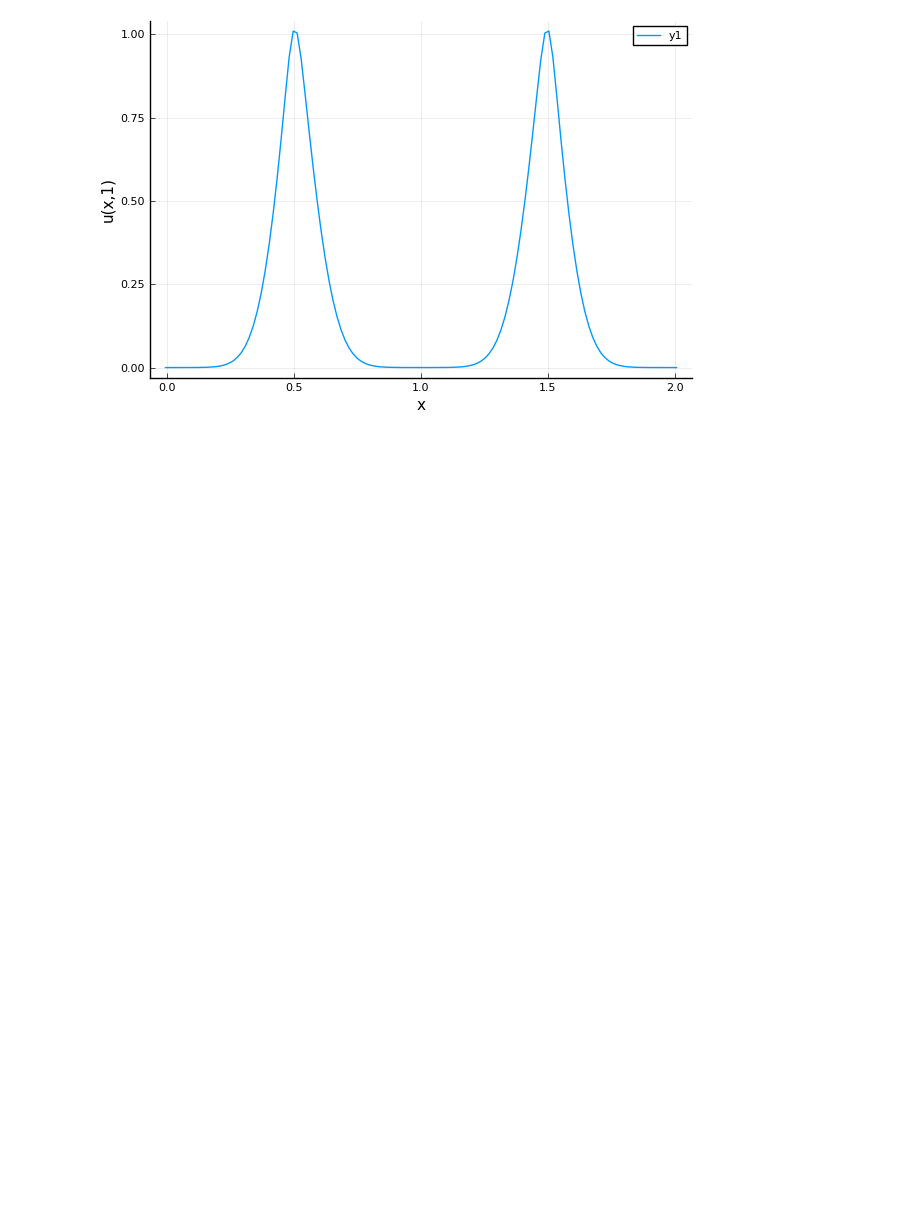
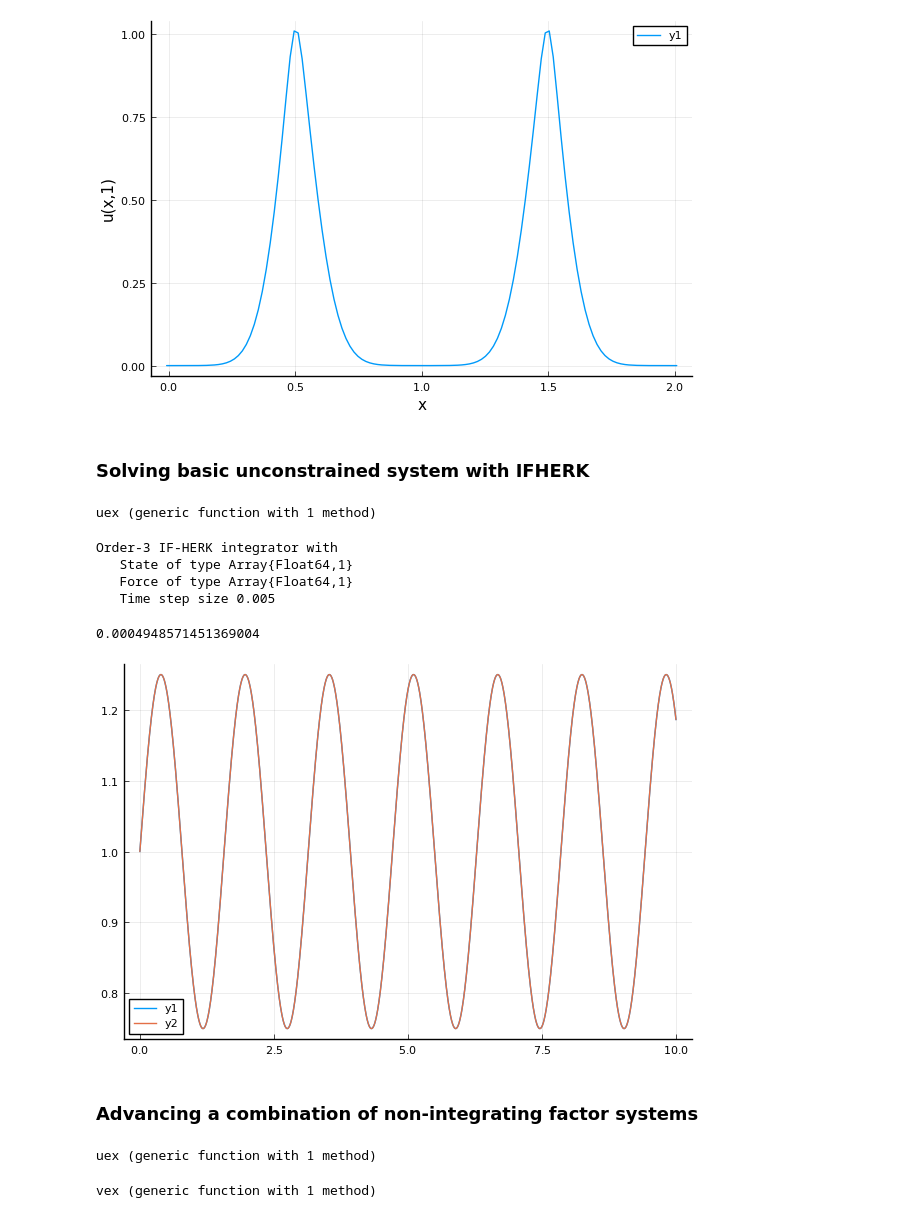
Before and after one commit to JuliaIBPM/ConstrainedSystems.jl, a Jupyter notebook: examples/TimeMarching.ipynb, the cells around one changed output. Drawn from its saved outputs; the diff is of its cells as text; code cells hidden in the pictures; blank space fills up the shorter version.

```diff
--- a/examples/TimeMarching.ipynb
+++ b/examples/TimeMarching.ipynb
@@ -72,3 +147,57 @@ plot!(xb,yb,linecolor=:black,linewidth=1.5)
 plot(xg,u[65,:],xlabel="x",ylabel="u(x,1)")
 # %% [output]
 [figure]
+# %% [markdown]
+### Solving basic unconstrained system with IFHERK
+# %%
+ω = 4
+u₀ = 1.0
+uex(t) = u₀ + sin(ω*t)/ω
+# %% [output]
+uex (generic function with 1 method)
+# %%
+t = 0.0
+Δt = 0.005
+T = 0:Δt:10
+u = [u₀]
+f = Vector{Float64}()
+ConstrainedSystems.r₁(u::Vector{Float64},t::Float64) = cos(ω*t)
+ConstrainedSystems.r₂(u::Vector{Float64},t::Float64) = Vector{Float64}()
+plan_constraints(u::Vector{Float64},t::Float64) = f -> zeros(Float64,1), u -> Vector{Float64}()
+CartesianGrids.plan_intfact(t::Float64,u::Vector{Float64}) = Matrix(1.0I,1,1)
+solver = IFHERK(u,f,Δt,plan_intfact,plan_constraints,(r₁,r₂),rk=ConstrainedSystems.RK31)
+# %% [output]
+Order-3 IF-HERK integrator with
+   State of type Array{Float64,1}
+   Force of type Array{Float64,1}
+   Time step size 0.005
+# %%
+u = [u₀]
+uhist = Float64[]
+for ti in T
+    push!(uhist,u[1])
+    t,u,_ = solver(t,u)
+end
+# %%
+norm(uhist-uex.(T))
+# %% [output]
+0.0004948571451369004
+# %%
+plot(T,uhist)
+plot!(T,uex.(T))
+# %% [output]
+[figure, added]
+# %% [markdown]
+### Advancing a combination of non-integrating factor systems
+# %%
+ω₁ = 4
+u₀ = 1.0
+uex(t) = u₀ + sin(ω₁*t)/ω₁
+# %% [output]
+uex (generic function with 1 method)
+# %%
+ω₂ = 2
+v₀ = 0.5
+vex(t) = v₀ + sin(ω₂*t)/ω₂
+# %% [output]
+vex (generic function with 1 method)
```
Also changed, not shown: parts of 58 cells of this notebook.
